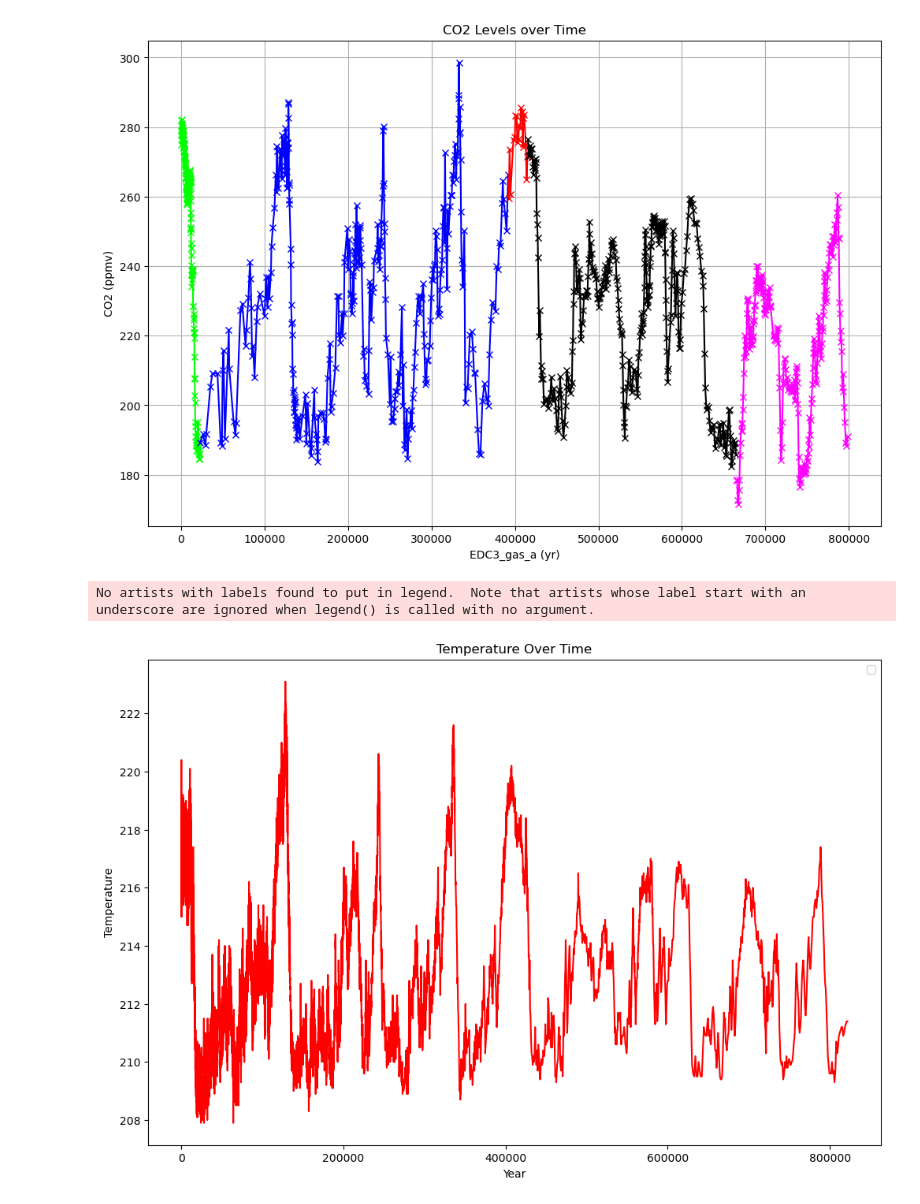
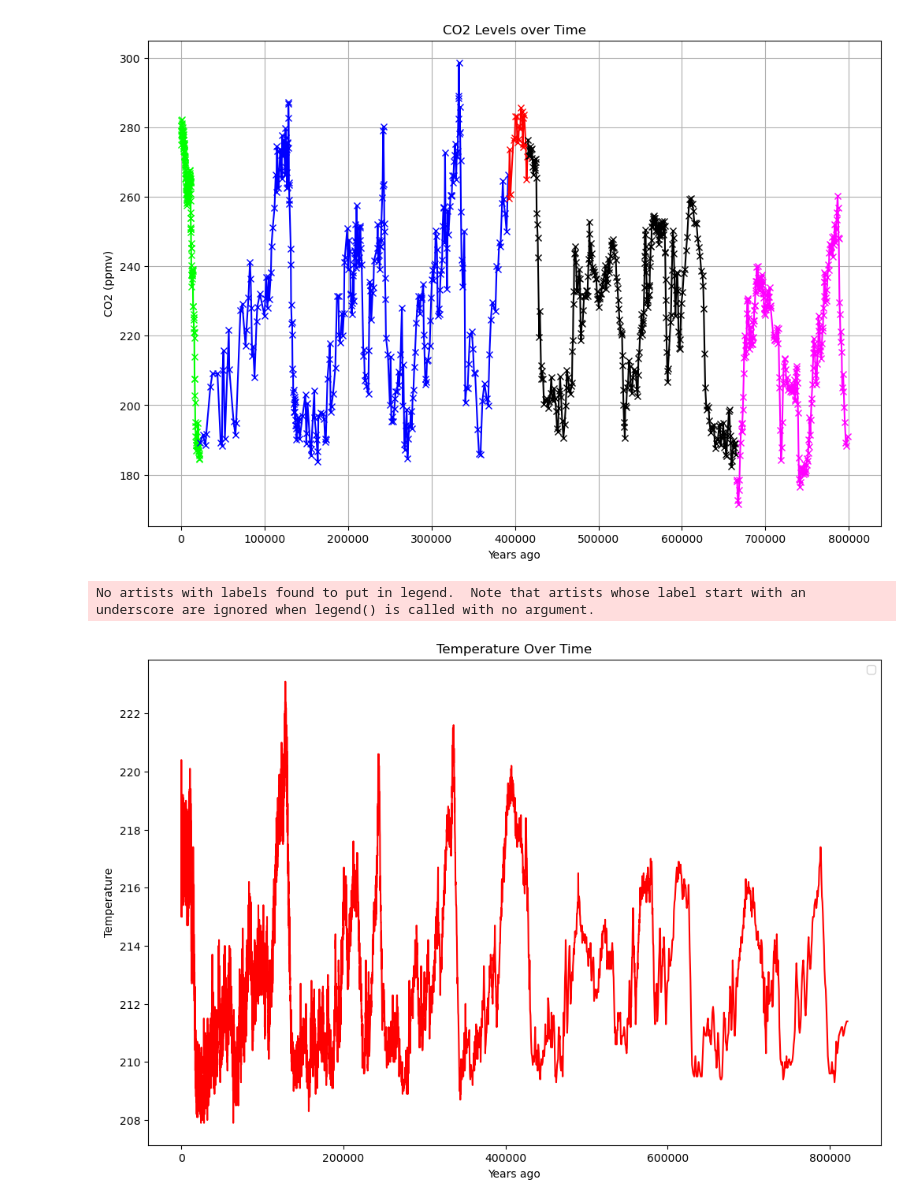
Before and after one commit to frankquinn89/PROGRAMMING_FOR_DATA_ANALYSIS_2, a Jupyter notebook: project.ipynb, the cells around one changed output. Cells and saved outputs as stored; diff of their text form; code cells hidden in the pictures.

```diff
--- a/project.ipynb
+++ b/project.ipynb
@@ -9,35 +9,35 @@ co2_data = pd.read_csv('CO2_per_year.csv')
 # %%
 colors = {
     'Dome C (Monnin et al. 2001) measured at University of Bern': 'lime',
     'Vostok (Petit et al. 1999; Pepin et al. 2001; Raynaud et al. 2005) measured at LGGE in Grenoble': 'blue',
     'Dome C (Siegenthaler et al. 2005) measured at LGGE in Grenoble':'red',
     'Dome C (Siegenthaler et al. 2005)  measured at University of Bern':'black',
     'Dome C (Luethi et al. (sub)) measured at University of Bern':'fuchsia'
 }
 
 mplot.figure(figsize=(12, 8))
 for source, color in colors.items():
     subset = co2_data[co2_data['source'] == source]
     mplot.plot(subset['EDC3_gas_a (yr)'], subset['CO2 (ppmv)'], marker='x', color=color)
 
-mplot.xlabel('EDC3_gas_a (yr)')
+mplot.xlabel('Years ago')
 mplot.ylabel('CO2 (ppmv)')
 mplot.title('CO2 Levels over Time')
 mplot.grid(True)
 mplot.show()
 # %% [output]
-[figure, old version]
+[figure, new version]
 # %%
 temperature_data = pd.read_csv('temperature.csv')
 # %%
 mplot.figure(figsize=(12, 8))
 
 mplot.plot(temperature_data['AICC2012'], temperature_data['temp'], color='red')
-mplot.xlabel('Year')
+mplot.xlabel('Years ago')
 mplot.ylabel('Temperature')
 mplot.title('Temperature Over Time')
 mplot.legend()
 mplot.show()
 # %% [output]
 No artists with labels found to put in legend.  Note that artists whose label start with an underscore are ignored when legend() is called with no argument.
-[figure, old version]
+[figure, new version]
```
Also changed, not shown: parts of 6 cells of this notebook, 2 other files.
